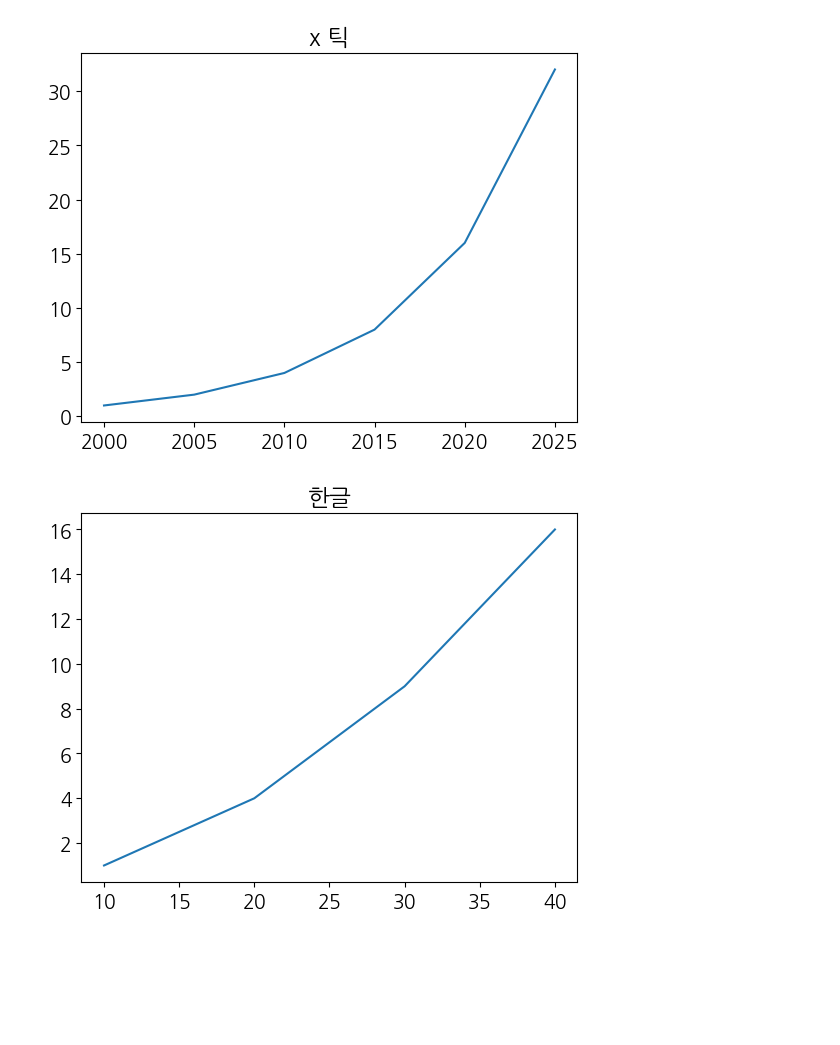
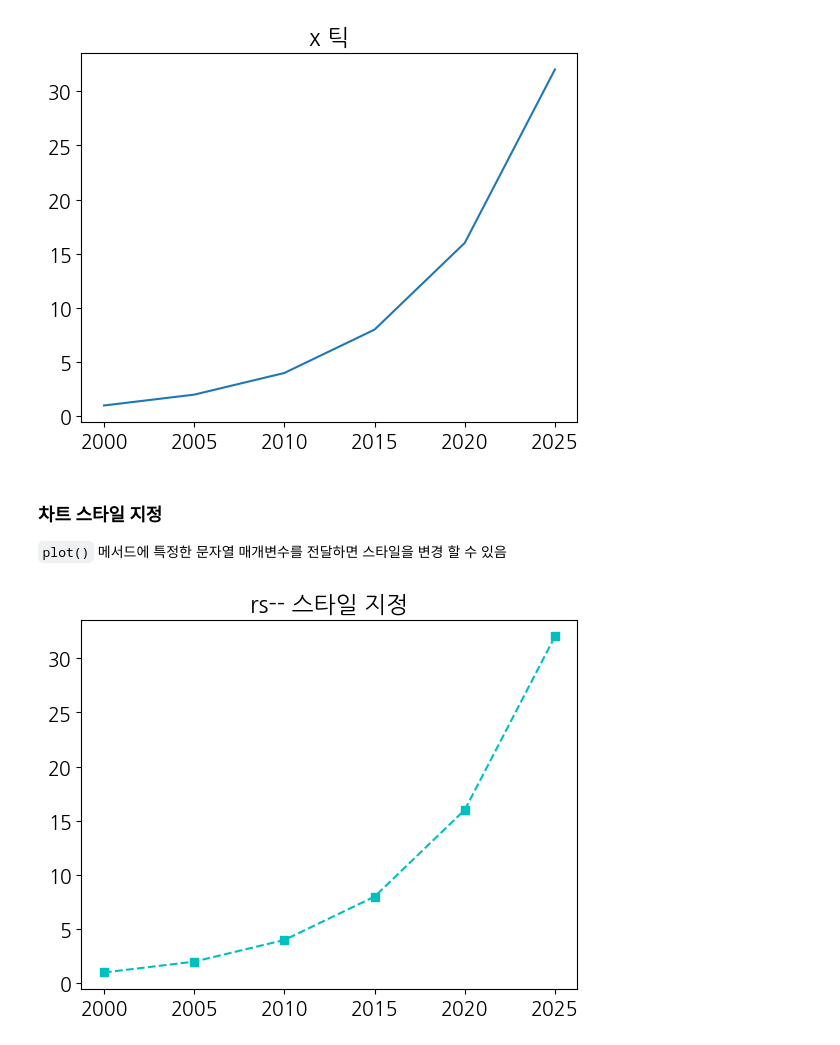
Before and after one commit to ahndb/aws_phyhon_240215, a Jupyter notebook: matplotlib_visualize_data/0229/b_matplotlib_basic.ipynb, the cells around one changed output. Cells and saved outputs as stored; diff of their text form; code cells hidden in the pictures; blank space fills up the shorter version.

Commit message:
matplotlib 4

```diff
--- a/matplotlib_visualize_data/0229/b_matplotlib_basic.ipynb
+++ b/matplotlib_visualize_data/0229/b_matplotlib_basic.ipynb
@@ -78,10 +79,12 @@ plt.plot([2000, 2005, 2010, 2015, 2020, 2025], [1, 2, 4, 8, 16, 32])
 plt.show()
 # %% [output]
 [figure]
-# %%
-%matplotlib inline
-plt.title("한글")
-plt.plot([10, 20, 30, 40], [1, 4, 9, 16])
-plt.show()
-# %% [output]
-[figure, removed]
+# %% [markdown]
+### 차트 스타일 지정
+`plot()` 메서드에 특정한 문자열 매개변수를 전달하면 스타일을 변경 할 수 있음
+# %%
+plt.title('rs-- 스타일 지정')
+plt.plot([2000, 2005, 2010, 2015, 2020, 2025], [1, 2, 4, 8, 16, 32], 'cs--')
+plt.show()
+# %% [output]
+[figure, added]
```
Also changed, not shown: parts of 13 cells of this notebook.
